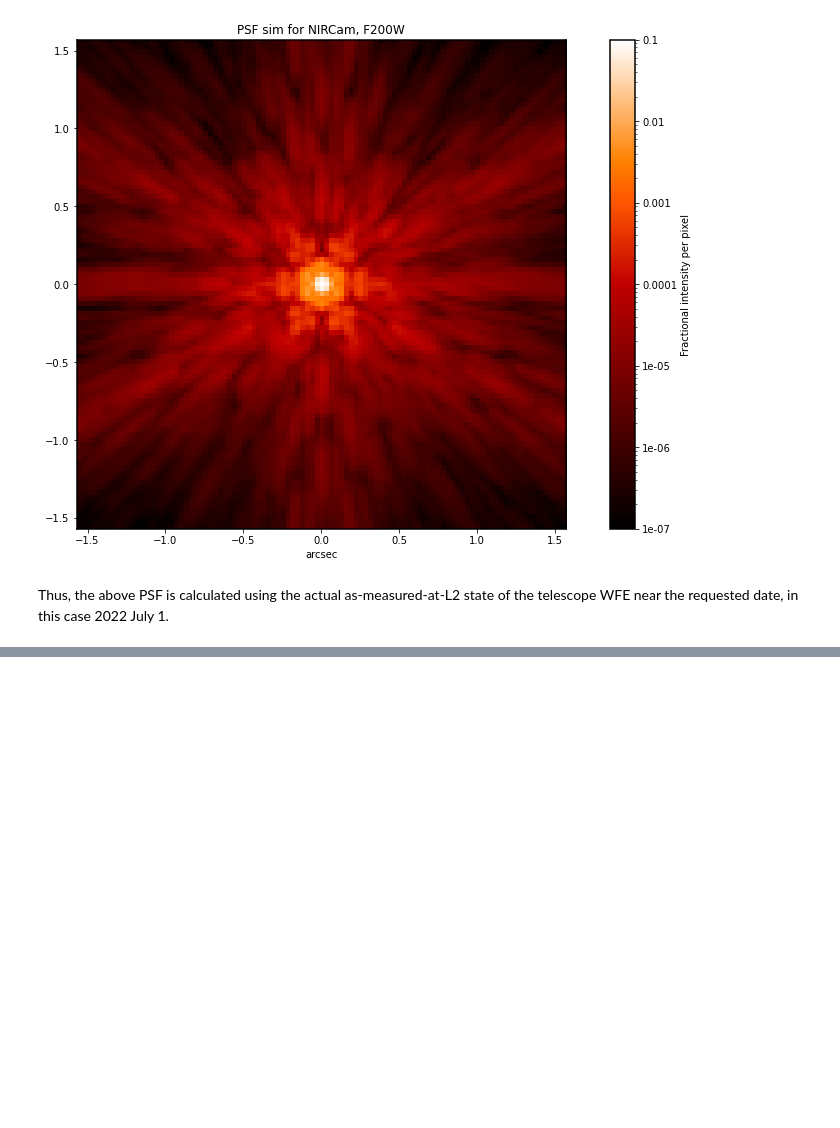
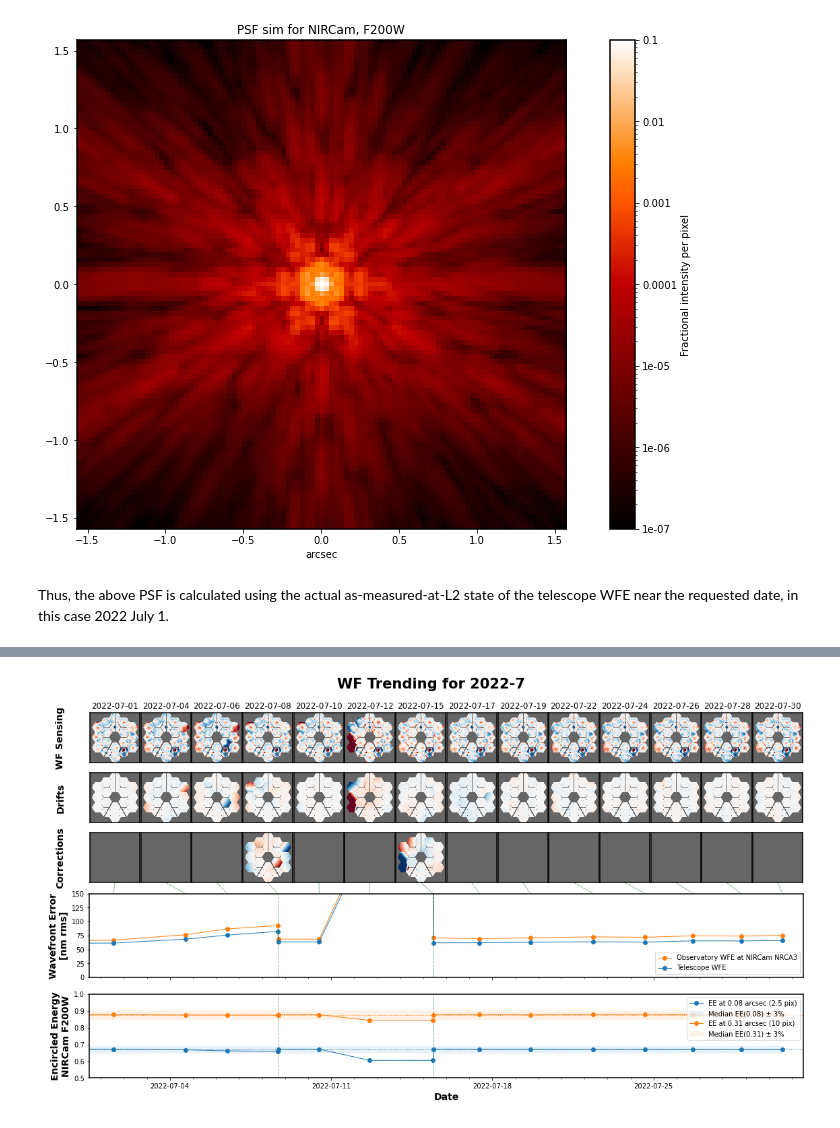
Before and after one commit to spacetelescope/webbpsf, a Jupyter notebook: docs/jwst_measured_opds.ipynb, the cells around one changed output, grey strips where cells are left out. Saved outputs shown, nothing was run; the diff lists cells and outputs as text; code cells hidden in the pictures; blank space fills up the shorter version.

Commit message:
add many more kinds of trending plots and docs

```diff
--- a/docs/jwst_measured_opds.ipynb
+++ b/docs/jwst_measured_opds.ipynb
@@ -69,0 +78,3 @@ Thus, the above PSF is calculated using the actual as-measured-at-L2 state of th
+# %%
+webbpsf.trending.monthly_trending_plot(2022, 7, verbose=False)
+# %% [output]
@@ -69,0 +99 @@ Thus, the above PSF is calculated using the actual as-measured-at-L2 state of th
+[figure, added]
```
Also changed, not shown: parts of 13 cells of this notebook, 9 other files.
